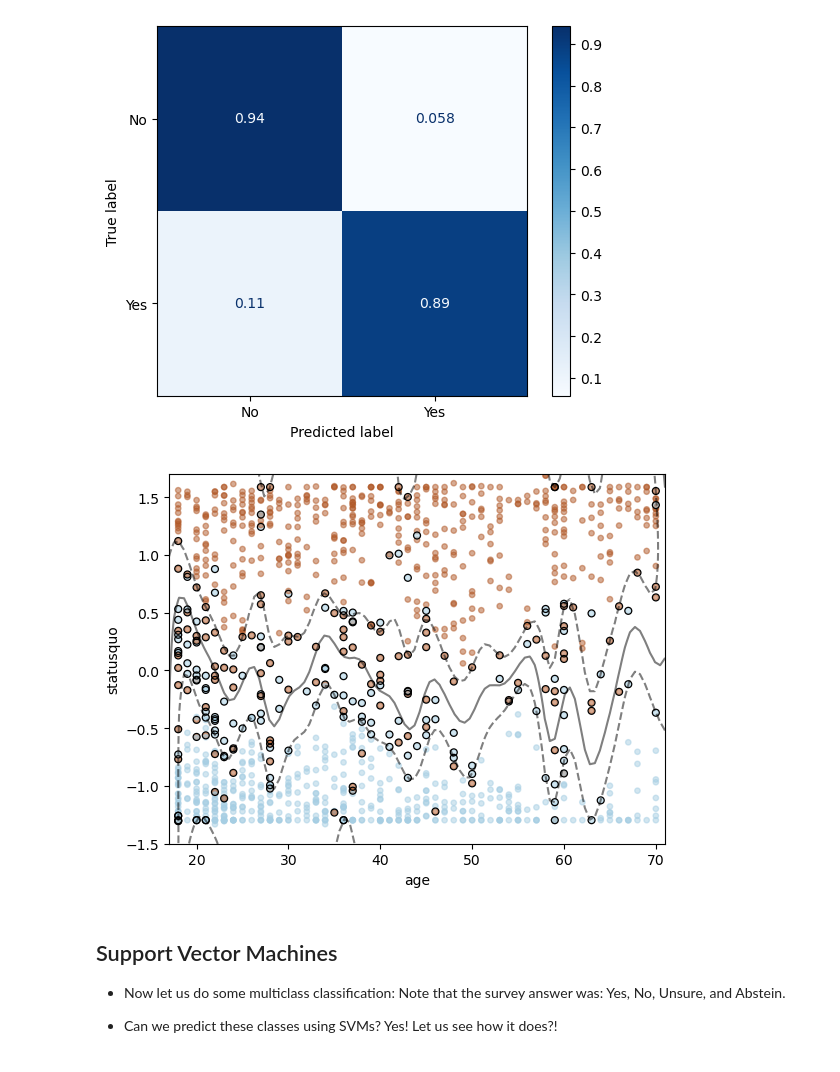
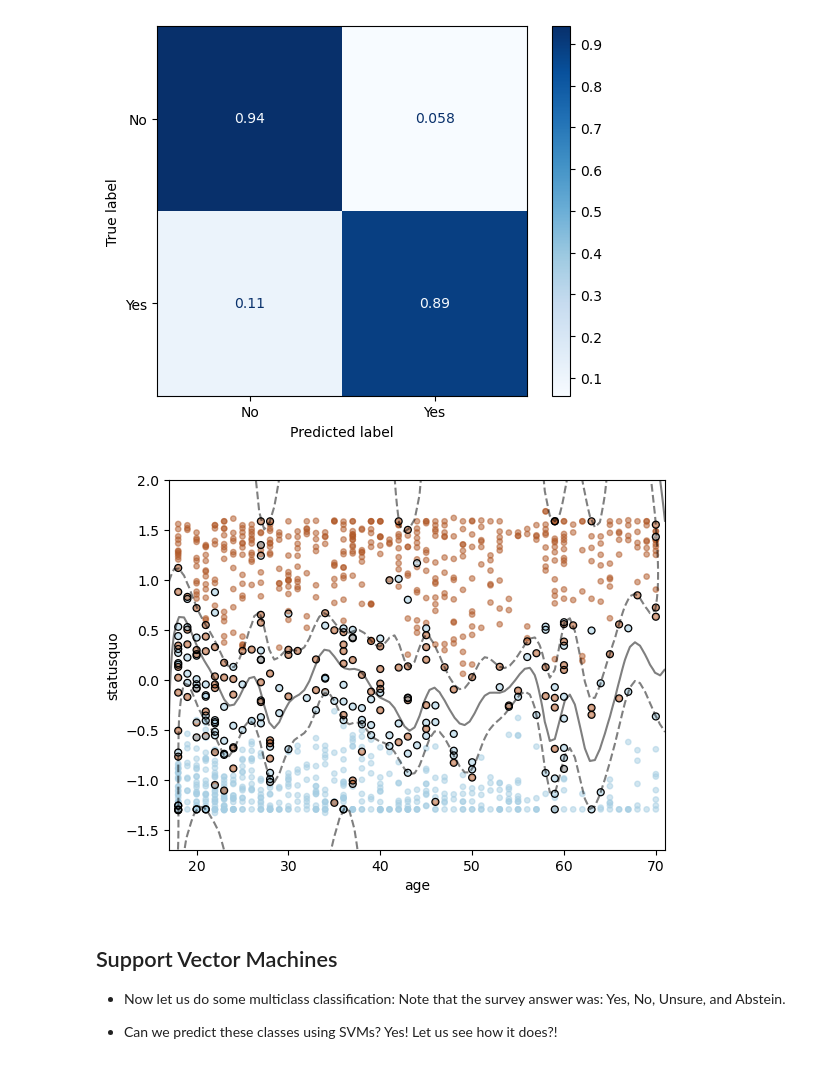
Before and after one commit to umbertomig/POLI175public, a Jupyter notebook: lectures/lecture23.ipynb, the cells around one changed output. Saved outputs shown, nothing was run; the diff lists cells and outputs as text; code cells hidden in the pictures.

```diff
--- a/lectures/lecture23.ipynb
+++ b/lectures/lecture23.ipynb
@@ -251,32 +239,20 @@ plt.show()
 # %%
 # Decision Function with Support Vectors
 plt.scatter(X_train.age, X_train.statusquo, c = y_train, s = 15, cmap=plt.cm.Paired, alpha = 0.5)
-
 ax = plt.gca()
 DecisionBoundaryDisplay.from_estimator(
-    svc,
-    X_train,
+    svc,X_train,
     plot_method = "contour",
-    colors = "k",
-    levels = [-1, 0, 1],
-    alpha = 0.5,
-    linestyles = ["--", "-", "--"],
-    ax = ax)
-
+    colors = "k",levels = [-1, 0, 1],
+    alpha = 0.5,linestyles = ["--", "-", "--"],ax = ax)
 ax.scatter(
-    svc.support_vectors_[:, 0],
-    svc.support_vectors_[:, 1],
-    s = 25,
-    linewidth = 0.9,
-    facecolors = "none",
-    edgecolors = "k",
-    alpha = 1
+    svc.support_vectors_[:, 0],svc.support_vectors_[:, 1],
+    s = 25,linewidth = 0.9,facecolors = "none",edgecolors = "k",alpha = 1
 )
-
-plt.ylim(-1.5, 1.7)
+plt.ylim(-1.7, 2)
 plt.show()
 # %% [output]
-[figure, old version]
+[figure, new version]
 # %% [markdown]
 ## Support Vector Machines
 
```
Also changed, not shown: parts of 2 cells of this notebook, 6 other files.
